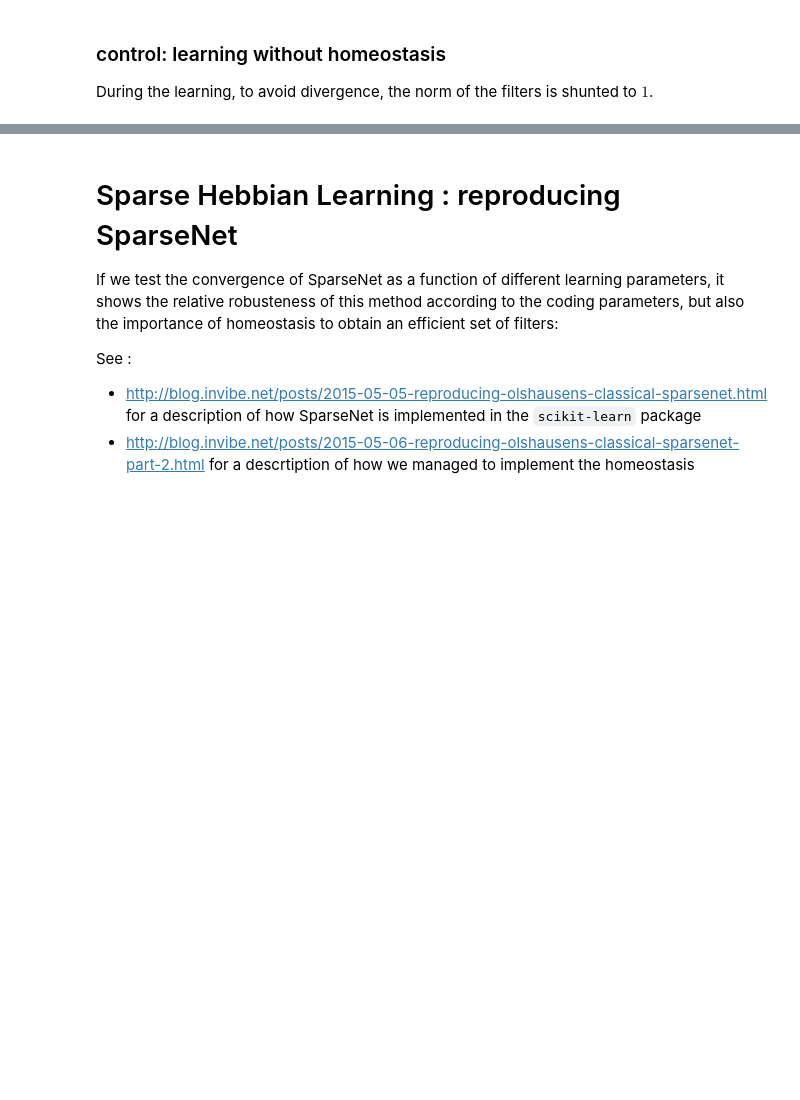
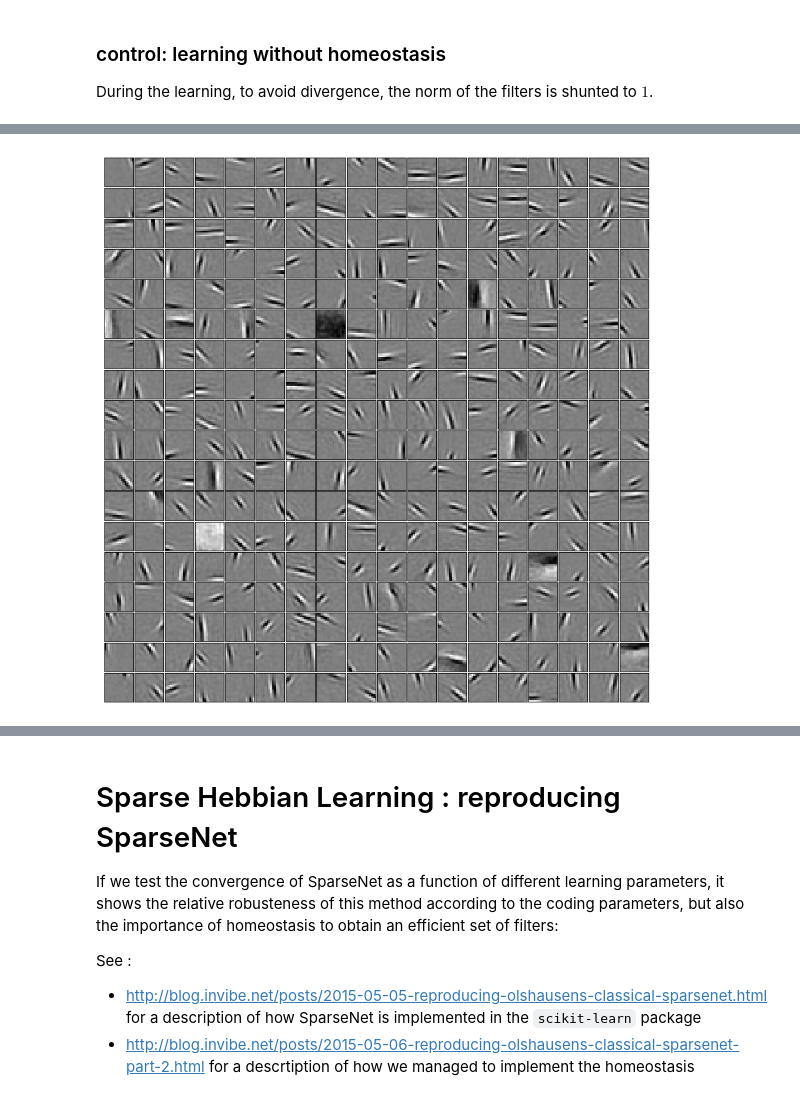
Before and after one commit to bicv/SparseHebbianLearning, a Jupyter notebook: index.ipynb, the cells around one changed output, grey strips where cells are left out. Drawn from its saved outputs; the diff is of its cells as text; code cells hidden in the pictures; blank space fills up the shorter version.

Commit message:
Allowing to show a dictionary if the population size is not a square

```diff
--- a/index.ipynb
+++ b/index.ipynb
@@ -76,4 +80,6 @@ NameError: name 'data_cache' is not defined
 # %%
-_ = shl.show_dico(fname='probe/' + matname + '.png')
+_ = shl.show_dico(dico, fname='probe/' + matname + '.png')
+# %% [output]
+[figure, added]
 # %%
 _ = shl.plot_variance(data)
```
Also changed, not shown: parts of 6 cells of this notebook, 2 other files.
